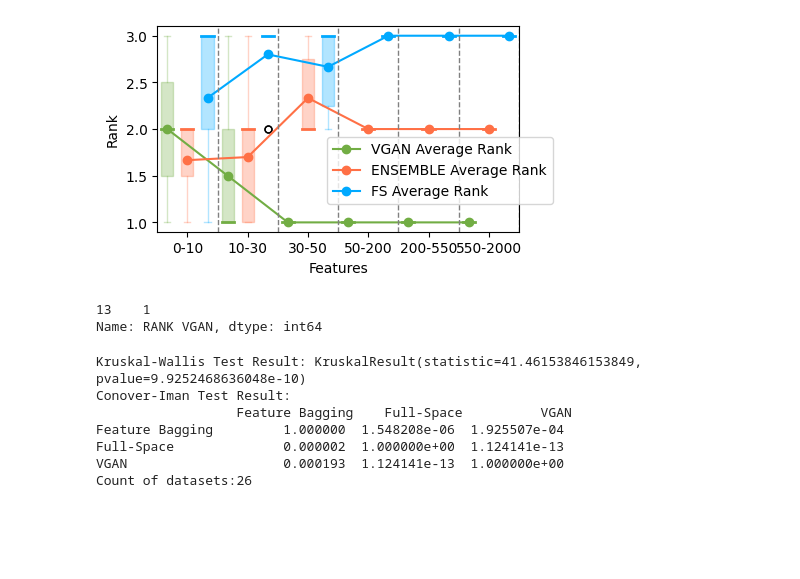
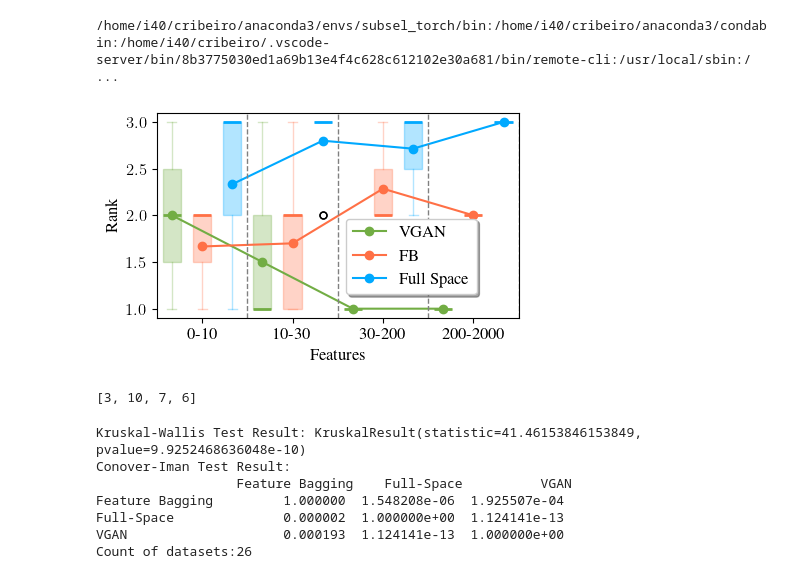
Before and after one commit to jcribeiro98/V-GAN, a Jupyter notebook: images.ipynb, the cells around one changed output. Cells and saved outputs as stored; diff of their text form; code cells hidden in the pictures; blank space fills up the shorter version.

Commit message:
Final bins for the graphs + added the packages folder to git ignore

```diff
--- a/images.ipynb
+++ b/images.ipynb
@@ -27,6 +27,10 @@ final_df.to_csv("res.csv", sep=";")
 # %%
 import pandas as pd
 import matplotlib.pyplot as plt
+import os
+
+os.environ["PATH"] += os.pathsep + '/home/i40/cribeiro/usr/local/texlive/2024/bin/x86_64-linux'
+print(os.getenv("PATH"))
 latex_preamble = """
 \\usepackage[utf8]{inputenc}
 \\usepackage{microtype}
@@ -34,7 +38,7 @@ latex_preamble = """
 \\renewcommand{\\rmdefault}{ptm}
 \\renewcommand{\\sfdefault}{phv}
 """
-fs = 9
+fs = 12
 column_width = 3.3249219444  # inch
 text_width = 7.02625  # inch
 plt.rcParams.update({
@@ -50,6 +54,8 @@ plt.rcParams.update({
     "legend.fontsize": fs,
     "savefig.bbox": "tight",
 })
+# %% [output]
+/home/i40/cribeiro/anaconda3/envs/subsel_torch/bin:/home/i40/cribeiro/anaconda3/condabin:/home/i40/cribeiro/.vscode-server/bin/8b3775030ed1a69b13e4f4c628c612102e30a681/bin/remote-cli:/usr/local/sbin:/ ...
 # %%
 import pandas as pd
 import matplotlib.pyplot as plt
@@ -80,11 +86,11 @@ filtered_pvalue_0_10 = filtered_pvalue_df[(
 filtered_pvalue_10_30 = filtered_pvalue_df[(
     filtered_pvalue_df['# Features'] >= 10) & (filtered_pvalue_df['# Features'] <= 30)]
 filtered_pvalue_30_50 = filtered_pvalue_df[(
-    filtered_pvalue_df['# Features'] > 30) & (filtered_pvalue_df['# Features'] < 50)]
+    filtered_pvalue_df['# Features'] > 30) & (filtered_pvalue_df['# Features'] < 200)]
 filtered_pvalue_50_100 = filtered_pvalue_df[(
     filtered_pvalue_df['# Features'] >= 50) & (filtered_pvalue_df['# Features'] <= 200)]
 filtered_pvalue_100_300 = filtered_pvalue_df[(
-    filtered_pvalue_df['# Features'] >= 200) & (filtered_pvalue_df['# Features'] <= 550)]
+    filtered_pvalue_df['# Features'] >= 200) & (filtered_pvalue_df['# Features'] <= 2000)]
 filtered_pvalue_300_700 = filtered_pvalue_df[(
     filtered_pvalue_df['# Features'] >= 550) & (filtered_pvalue_df['# Features'] <= 2000)]
 filtered_pvalue_700_2000 = filtered_pvalue_df[(
@@ -132,9 +138,9 @@ plt.figure(figsize=(2*7/3, 2*4/3))
 
 # Creating the boxplots for VGAN, ENSEMBLE, and FS
 boxplot_vgan = plt.boxplot(
-    [vgan_pvalue_ranks_0_10, vgan_pvalue_ranks_10_30, vgan_pvalue_ranks_30_50, vgan_pvalue_ranks_50_100,
-        vgan_pvalue_ranks_100_300, vgan_pvalue_ranks_300_700],
-    positions=[1, 4, 7, 10, 13, 16],
+    [vgan_pvalue_ranks_0_10, vgan_pvalue_ranks_10_30, vgan_pvalue_ranks_30_50,
+        vgan_pvalue_ranks_100_300],
+    positions=[1, 4, 7, 10],
     widths=0.6,
     patch_artist=True,
     boxprops=dict(facecolor=vgan_color, color=vgan_color, alpha=0.3),
@@ -146,9 +152,9 @@ boxplot_vgan = plt.boxplot(
 )
 
 boxplot_ensemble = plt.boxplot(
-    [ensemble_pvalue_ranks_0_10, ensemble_pvalue_ranks_10_30, ensemble_pvalue_ranks_30_50, ensemble_pvalue_ranks_50_100,
-        ensemble_pvalue_ranks_100_300, ensemble_pvalue_ranks_300_700],
-    positions=[2, 5, 8, 11, 14, 17],
+    [ensemble_pvalue_ranks_0_10, ensemble_pvalue_ranks_10_30, ensemble_pvalue_ranks_30_50,
+        ensemble_pvalue_ranks_100_300],
+    positions=[2, 5, 8, 11],
     widths=0.6,
     patch_artist=True,
     boxprops=dict(facecolor=ensemble_color, color=ensemble_color, alpha=0.3),
@@ -160,63 +166,62 @@ boxplot_ensemble = plt.boxplot(
 )
 
 boxplot_fs = plt.boxplot(
-    [fs_pvalue_ranks_0_10, fs_pvalue_ranks_10_30, fs_pvalue_ranks_30_50, fs_pvalue_ranks_50_100,
-        fs_pvalue_ranks_100_300, fs_pvalue_ranks_300_700],
-    positions=[3, 6, 9, 12, 15, 18],
+    [fs_pvalue_ranks_0_10, fs_pvalue_ranks_10_30, fs_pvalue_ranks_30_50,
+        fs_pvalue_ranks_100_300],
+    positions=[3, 6, 9, 12],
     widths=0.6,
     patch_artist=True,
     boxprops=dict(facecolor=fs_color, color=fs_color, alpha=0.3),
     whiskerprops=dict(color=fs_color, alpha=0.3),
     capprops=dict(color=fs_color, alpha=0.3),
     medianprops=dict(color=fs_color,linewidth=2),
     flierprops=dict(marker='o', markersize=5, linestyle='none',
                     linewidth=2, color=fs_color)
 )
 
 # Plotting the average ranks for VGAN, ENSEMBLE, and FS as line plots on top of the boxplots
 plt.plot(
-    [1, 4, 7, 10, 13, 16],
-    [all_averages["0-10"], all_averages["10-30"], all_averages["30-50"], all_averages["50-100"],
-        all_averages["100-300"], all_averages["300-700"]],
-    color=vgan_color, marker='o', linestyle='-', linewidth=1.5, label='VGAN Average Rank'
+    [1, 4, 7, 10],
+    [all_averages["0-10"], all_averages["10-30"], all_averages["30-50"],
+        all_averages["100-300"]],
+    color=vgan_color, marker='o', linestyle='-', linewidth=1.5, label='VGAN'
 )
 
 plt.plot(
-    [2, 5, 8, 11, 14, 17],
-    [ensemble_pvalue_ranks_0_10.mean(), ensemble_pvalue_ranks_10_30.mean(), ensemble_pvalue_ranks_30_50.mean(), ensemble_pvalue_ranks_50_100.mean(),
-     ensemble_pvalue_ranks_100_300.mean(), ensemble_pvalue_ranks_300_700.mean()],
-    color=ensemble_color, marker='o', linestyle='-', linewidth=1.5, label='ENSEMBLE Average Rank'
+    [2, 5, 8, 11],
+    [ensemble_pvalue_ranks_0_10.mean(), ensemble_pvalue_ranks_10_30.mean(), ensemble_pvalue_ranks_30_50.mean(),
+     ensemble_pvalue_ranks_100_300.mean()],
+    color=ensemble_color, marker='o', linestyle='-', linewidth=1.5, label='FB'
 )
 
 plt.plot(
-    [3, 6, 9, 12, 15, 18],
-    [fs_pvalue_ranks_0_10.mean(), fs_pvalue_ranks_10_30.mean(), fs_pvalue_ranks_30_50.mean(), fs_pvalue_ranks_50_100.mean(),
-     fs_pvalue_ranks_100_300.mean(), fs_pvalue_ranks_300_700.mean()],
-    color=fs_color, marker='o', linestyle='-', linewidth=1.5, label='FS Average Rank'
+    [3, 6, 9, 12],
+    [fs_pvalue_ranks_0_10.mean(), fs_pvalue_ranks_10_30.mean(), fs_pvalue_ranks_30_50.mean(),
+     fs_pvalue_ranks_100_300.mean()],
+    color=fs_color, marker='o', linestyle='-', linewidth=1.5, label='Full Space'
 )
 
 # Adding vertical lines to indicate the limits of each group on the x-axis
-for x in [3.5, 6.5, 9.5, 12.5, 15.5, 18.5]:
+for x in [3.5, 6.5, 9.5, 12.5]:
     plt.axvline(x=x, color='gray', linestyle='--', linewidth=1)
 
 # Setting the x-axis labels
-plt.xticks([2, 5, 8, 11, 14, 17], ['0-10', '10-30',
-           '30-50', '50-200', '200-550', '550-2000'])
+plt.xticks([2, 5, 8, 11], ['0-10', '10-30',
+           '30-200', '200-2000'])
 
 plt.xlabel('Features')
 plt.ylabel('Rank')
-legend = plt.legend()
-legend.set_alpha(.1)
-legend.set_bbox_to_anchor((.45,.1))
-plt.savefig('LOF.png',dpi=1000)
+legend = plt.legend(fancybox=True,framealpha=1, shadow=True)
+legend.set_bbox_to_anchor((0.5,.3))
+plt.savefig('experiments/Outlier_Detection/ENSEMBLE/LOF_lense.png',dpi=1000)
 plt.show()
 # %% [output]
-[figure, old version]
+[figure, new version]
-# %%
-vgan_pvalue_ranks_100_300
-# %% [output]
-13    1
-Name: RANK VGAN, dtype: int64
+# %%
+[vgan_pvalue_ranks_0_10.shape[0], vgan_pvalue_ranks_10_30.shape[0], vgan_pvalue_ranks_30_50.shape[0],
+        vgan_pvalue_ranks_100_300.shape[0]]
+# %% [output]
+[3, 10, 7, 6]
 # %%
 import pandas as pd
 import scipy.stats as stats
```
Also changed, not shown: parts of 4 cells of this notebook, 1 other file.
